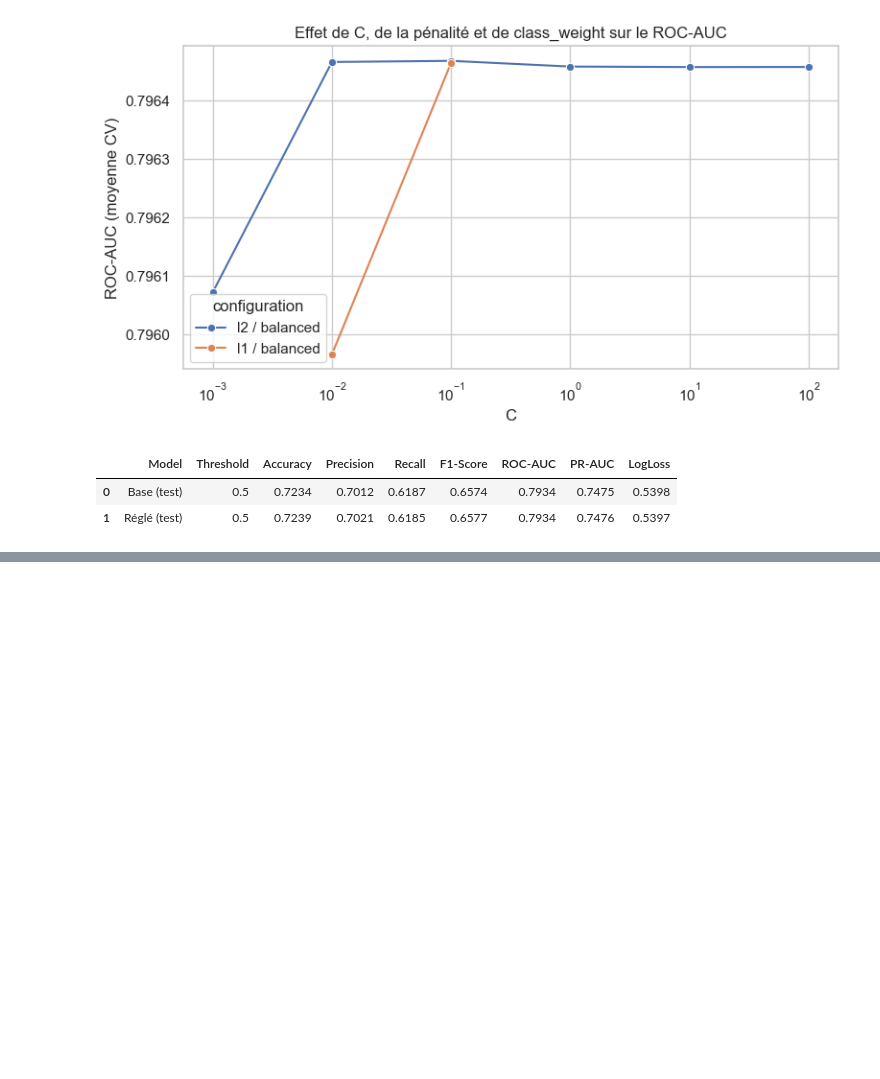
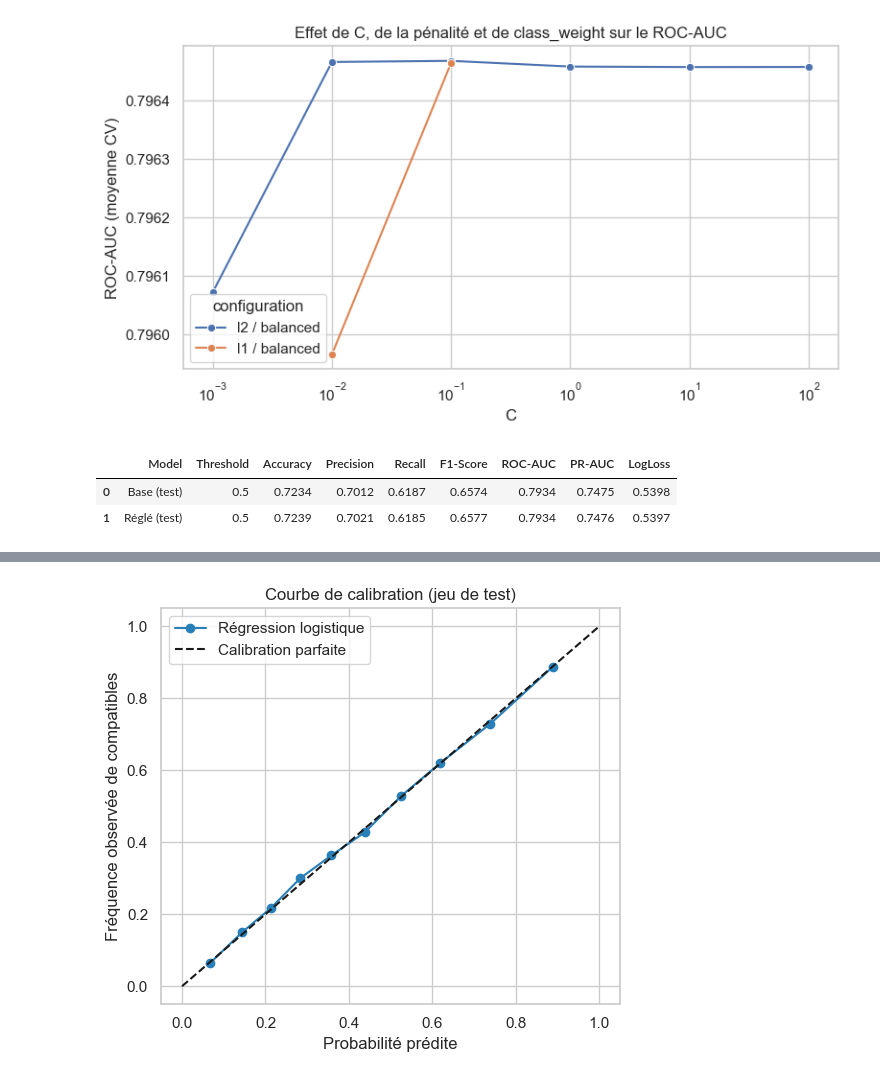
Before and after one commit to khaldamin/DM_PROJECT, a Jupyter notebook: notebooks/03_logistic_regression.ipynb, the cells around one changed output, grey strips where cells are left out. Drawn from its saved outputs; the diff is of its cells as text; code cells hidden in the pictures; blank space fills up the shorter version.

```diff
--- a/notebooks/03_logistic_regression.ipynb
+++ b/notebooks/03_logistic_regression.ipynb
@@ -349,0 +407,18 @@ display(pd.DataFrame(results).round(4))
+# %%
+# ============================================================
+# Calibration des probabilités
+# ============================================================
+prob_true, prob_pred = calibration_curve(y_test, proba_tuned, n_bins=10, strategy="quantile")
+
+fig, ax = plt.subplots(figsize=(5.5, 5))
+ax.plot(prob_pred, prob_true, marker="o", color="#2980b9", label="Régression logistique")
+ax.plot([0, 1], [0, 1], "k--", label="Calibration parfaite")
+ax.set_xlabel("Probabilité prédite")
+ax.set_ylabel("Fréquence observée de compatibles")
+ax.set_title("Courbe de calibration (jeu de test)")
+ax.legend()
+plt.tight_layout()
+plt.savefig(FIGURES_DIR / "logistic_regression_calibration.png", dpi=150)
+plt.show()
+# %% [output]
+[figure, added]
```
Also changed, not shown: parts of 2 cells of this notebook, 4 other files.
